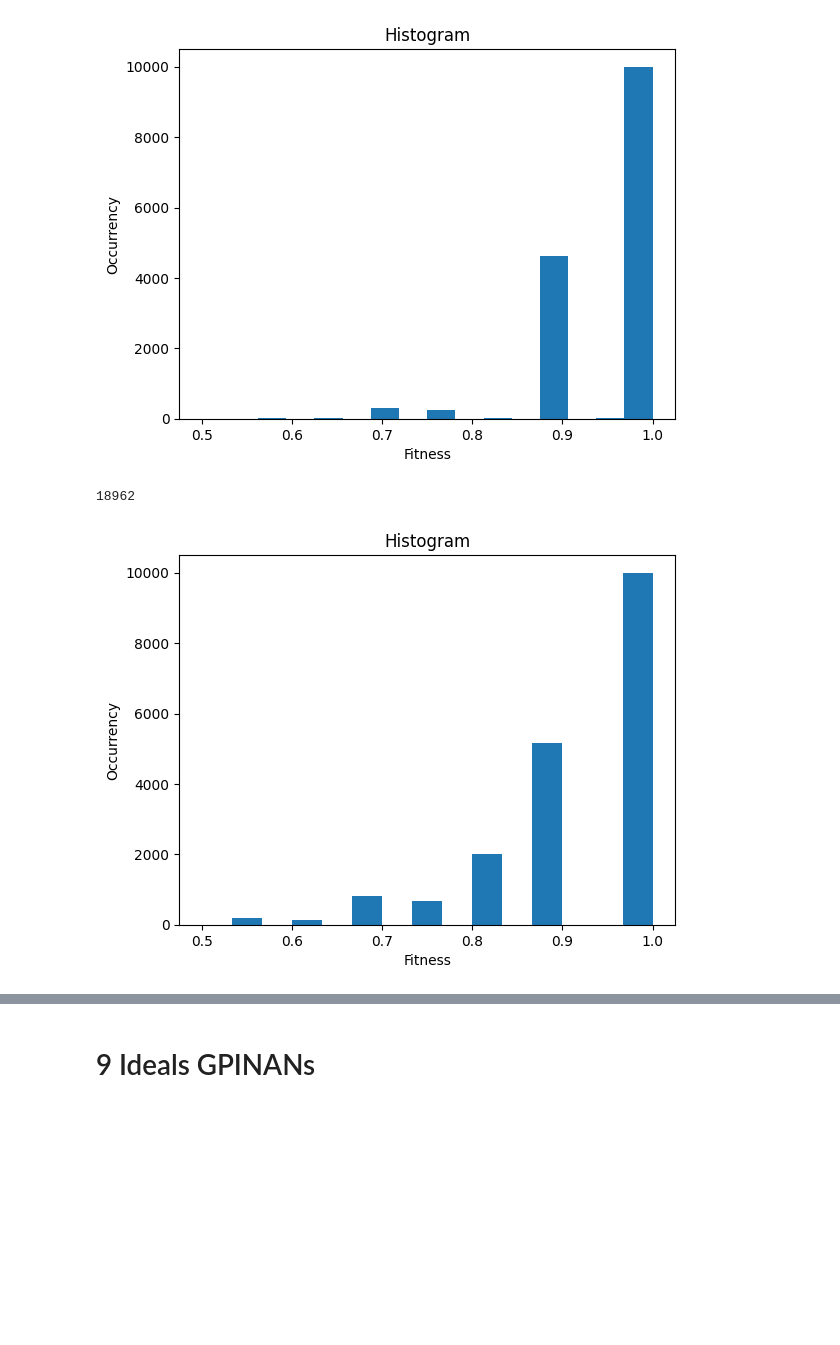
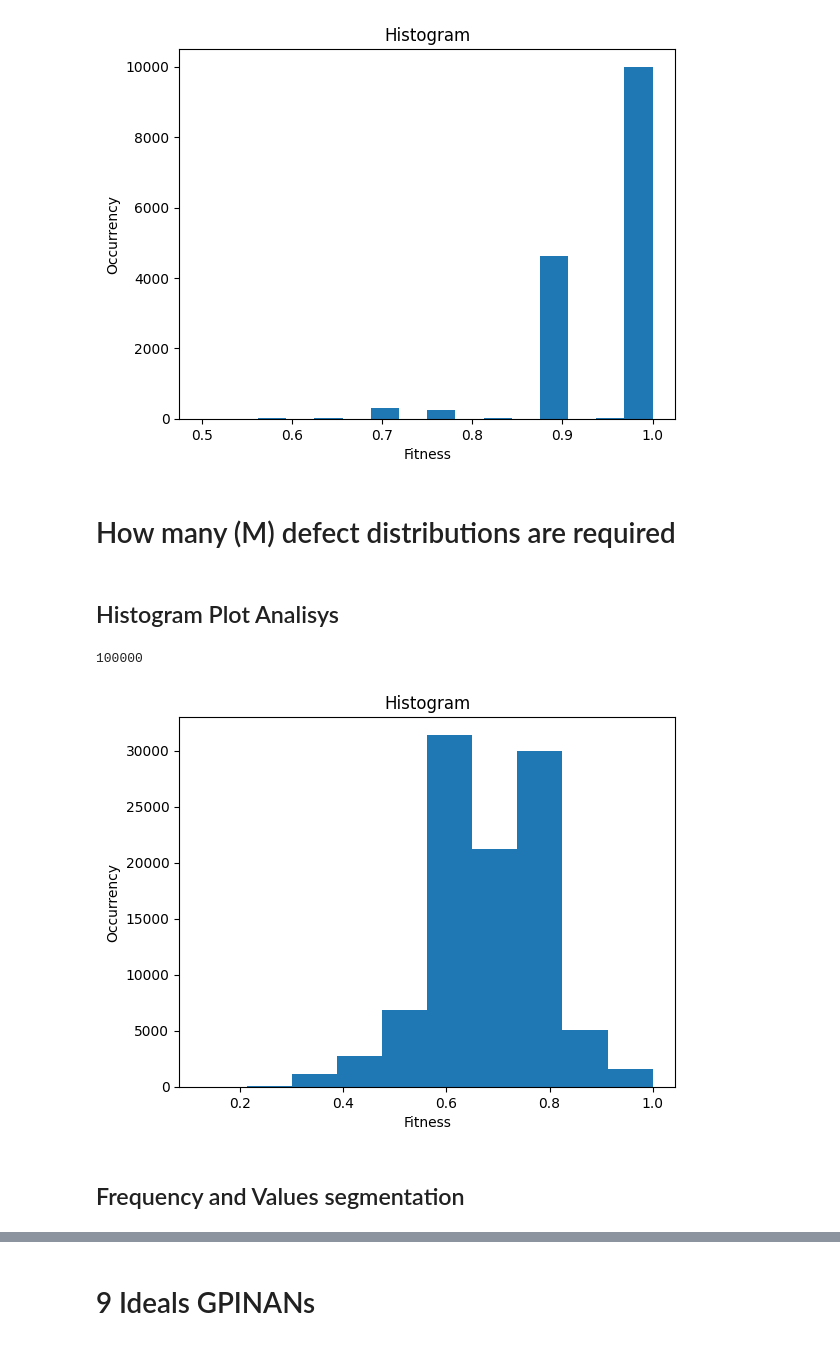
Before and after one commit to HumbertoTavora/Logic-Circuits-Evolution, a Jupyter notebook: Logic_Circuits_Evolution.ipynb, the cells around one changed output, grey strips where cells are left out. Cells and saved outputs as stored; diff of their text form; code cells hidden in the pictures; blank space fills up the shorter version.

Commit message:
Graphics Analisys How many (M) defect distributions are required

```diff
--- a/Logic_Circuits_Evolution.ipynb
+++ b/Logic_Circuits_Evolution.ipynb
@@ -423,6 +421,7 @@ class Genoma:
 import datetime
 import bisect
 import matplotlib.pyplot as plt
+import numpy as np
 
 class GeneticAlgorithm():
     def __init__(self, y = 10, maxGeneration = 4000000):
@@ -455,7 +454,7 @@ class GeneticAlgorithm():
 
         print(len(x))
 
-        plt.hist(x, bins = 16)
+        plt.hist(x, bins = 10)
         plt.ylabel('Occurrency')
         plt.xlabel('Fitness')
         plt.title("Histogram")
@@ -665,23 +666,43 @@ The end in:  0:00:47.932554
 0.0
 15273
 [figure]
-# %%
-
-y = geneticAlgorithm.histogram
-
-x=[]
-n = len(y)
-for fitness in y:
-    x.append(float(fitness))
-
-print(len(x))
-
-plt.hist(x, bins = 15)
-plt.ylabel('Occurrency')
-plt.xlabel('Fitness')
-plt.title("Histogram")
-
-plt.show()
-# %% [output]
-18962
-[figure, removed]
+# %% [markdown]
+# How many (M) defect distributions are required
+# %% [markdown]
+## Histogram Plot Analisys
+# %%
+def gpinand(l,nOutputs = 1):
+  count = 0
+  n = len(l)
+  for i in range(0,n):
+    if(l[i] == 1):
+      count+=1
+
+  if(count%2 == 0):
+      return "0"
+  else:
+      return "1"
+
+
+x = "2-3 2-0 0-0 2-5 5-1 8-6 1-3 9-1 4-2 11-10 4-11 5-0 4-14 10-8 3-9 15-7 14-14 13-17 8-3 11-3 11-0 21-13 3-1 26-25 5-5 25-8 6-13 0-4 8-10 32-16 23-16 15-17 23-26 34-26 19-26 7-37 30-24 23-5 16-12 22-37 31-15 29-27 27-34 26-43 43-9 23-34 3-16 47-0 27-3 5-52 44-45 19-47 16-32 41-14 9-54 39-38 31-44 23-10 50-42 59-55"
+lx = x.split(" ")
+
+nGenes = len(lx)
+nOutputs = 1
+nInputs = 4
+genome = Genoma(nGenes,nInputs,nOutputs)
+genome.setGenotipo(lx)
+genome.setFaultChance(0.1)
+samplingLength = 100000
+geneticAlgorithm = GeneticAlgorithm()
+
+for i in range(0,samplingLength):
+  genome.calculateFitness(gpinand)
+  geneticAlgorithm.makeHistgram(genome.fitness)
+
+geneticAlgorithm.showHistogram()
+# %% [output]
+100000
+[figure, added]
+# %% [markdown]
+## Frequency and Values segmentation
```
Also changed, not shown: parts of 5 cells of this notebook.
